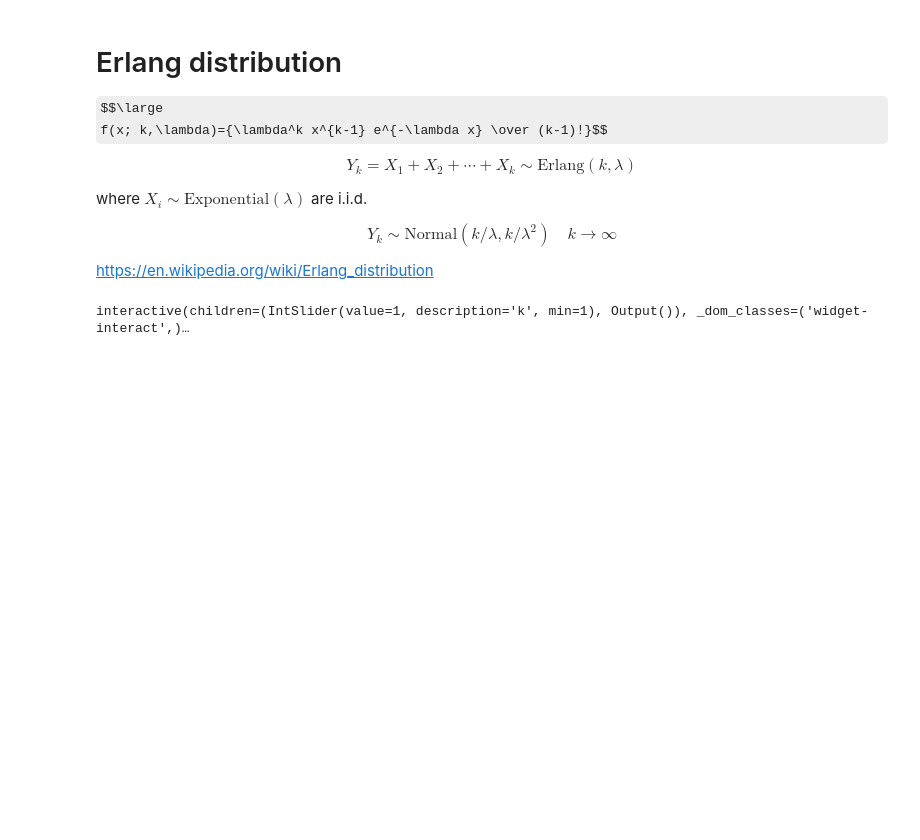
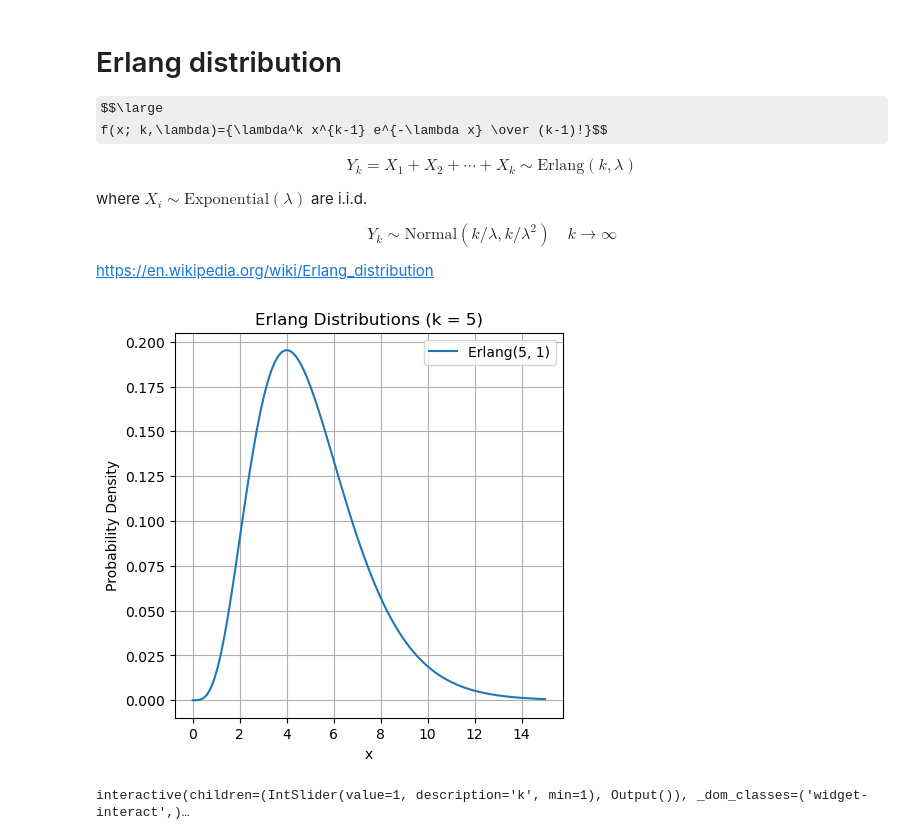
Before and after one commit to p1xckha/python-snippets, a Jupyter notebook: ipywidgets/erlang_with_large_order_k_approaches_normal_ipywigets.ipynb, the cells around one changed output. Saved outputs shown, nothing was run; the diff lists cells and outputs as text; code cells hidden in the pictures; some formulas as TeX source; blank space fills up the shorter version.

```diff
--- a/ipywidgets/erlang_with_large_order_k_approaches_normal_ipywigets.ipynb
+++ b/ipywidgets/erlang_with_large_order_k_approaches_normal_ipywigets.ipynb
@@ -12,6 +12,25 @@ Y_k \sim \text{Normal}(k/\lambda, k/\lambda^2) \quad k \rightarrow \infty
 $$
 
 https://en.wikipedia.org/wiki/Erlang_distribution
+# %%
+import numpy as np
+import matplotlib.pyplot as plt
+import math
+
+x = np.linspace(0, 15, 100)
+lam = 1
+k = 5
+erlang_pdf = (lam ** k * x ** (k - 1) * np.exp(-lam * x)) / math.factorial(k - 1)
+fig, ax = plt.subplots(figsize=(5, 5))
+ax.plot(x, erlang_pdf, label=f'Erlang({k}, {lam})')
+ax.set_xlabel('x')
+ax.set_ylabel('Probability Density')
+ax.set_title(f'Erlang Distributions (k = {k})')
+ax.legend()
+ax.grid(True)
+plt.show()
+# %% [output]
+[figure, added]
 # %%
 import numpy as np
 import matplotlib.pyplot as plt
```
